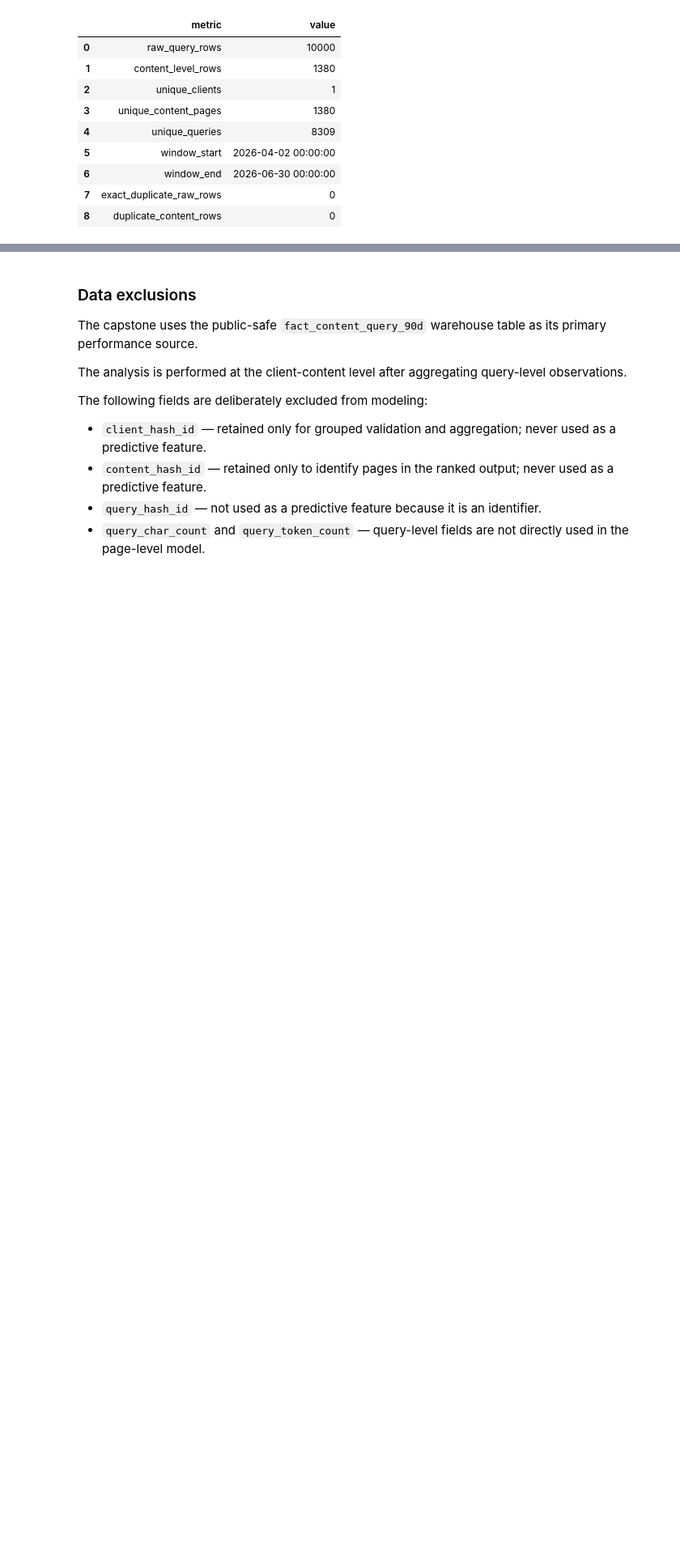
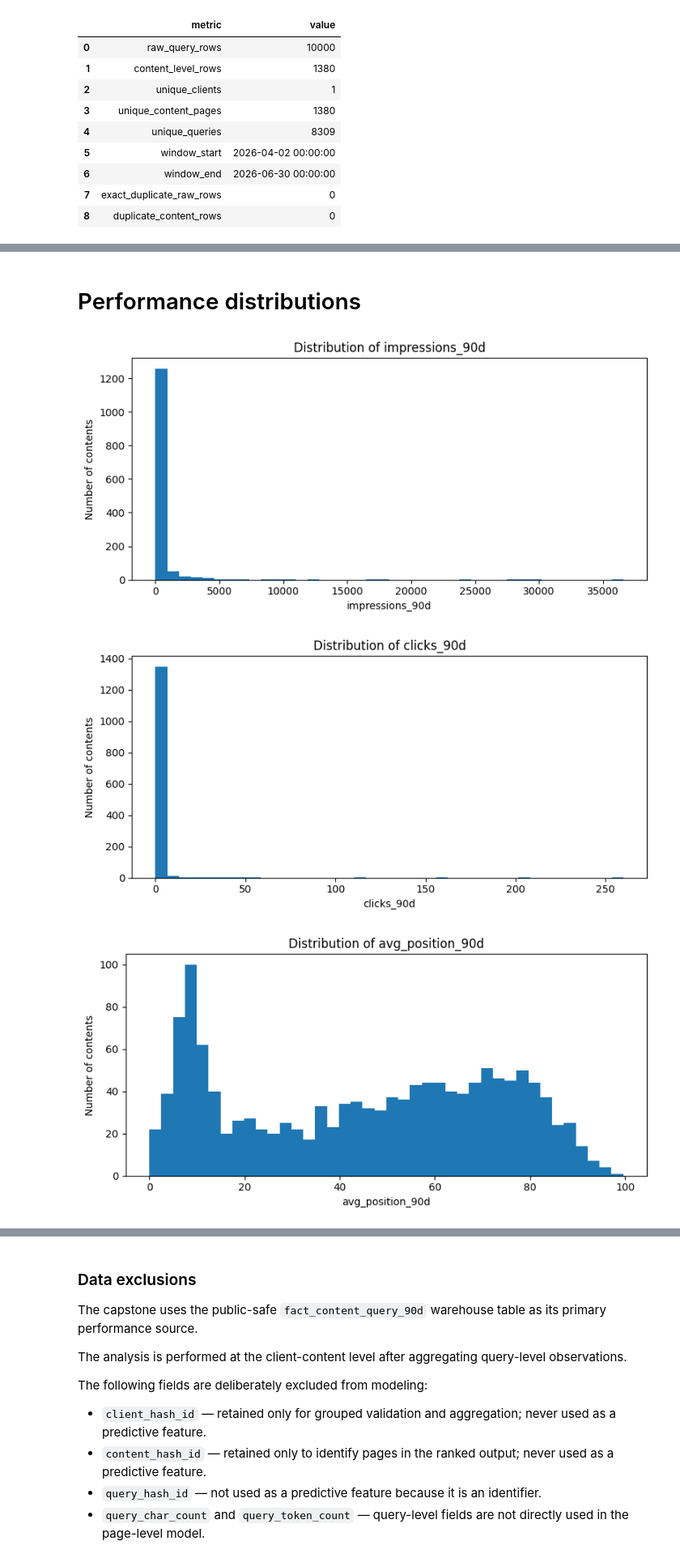
Before and after one commit to Kashaf537/flyrank-ml-internship, a Jupyter notebook: work/notebooks/capstone.ipynb, the cells around one changed output, grey strips where cells are left out. Shown at 81% size. Drawn from its saved outputs; the diff is of its cells as text; code cells hidden in the pictures; blank space fills up the shorter version.

```diff
--- a/work/notebooks/capstone.ipynb
+++ b/work/notebooks/capstone.ipynb
@@ -515,0 +577,35 @@ display(data_quality_df)
+# %% [markdown]
+# Performance distributions
+# %%
+# ============================================================
+# EDA 4 — Key performance distributions
+# ============================================================
+
+eda_features = [
+    "impressions_90d",
+    "clicks_90d",
+    "avg_position_90d",
+    "content_visible_query_count",
+    "rare_query_count",
+    "rare_impressions_share",
+]
+
+for feature in eda_features:
+    if feature not in content_df.columns:
+        continue
+
+    plt.figure(figsize=(8, 4))
+
+    values = content_df[feature].dropna()
+
+    plt.hist(values, bins=40)
+
+    plt.title(f"Distribution of {feature}")
+    plt.xlabel(feature)
+    plt.ylabel("Number of contents")
+    plt.tight_layout()
+    plt.show()
+# %% [output]
+[figure, added]
+[figure, added]
+[figure, added]
```
Also changed, not shown: parts of 78 cells of this notebook.
